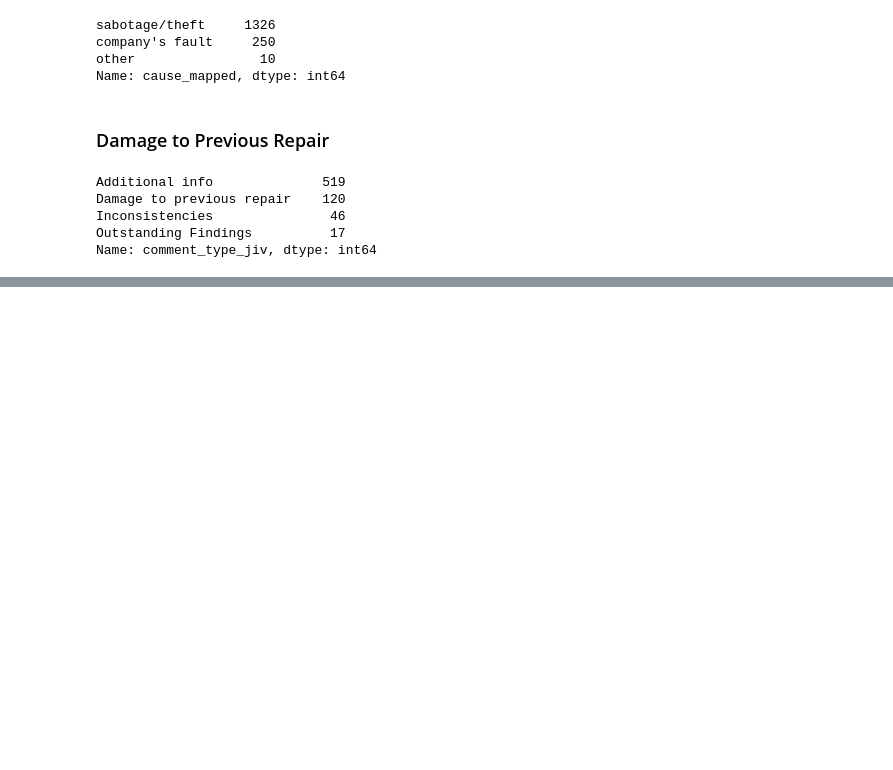
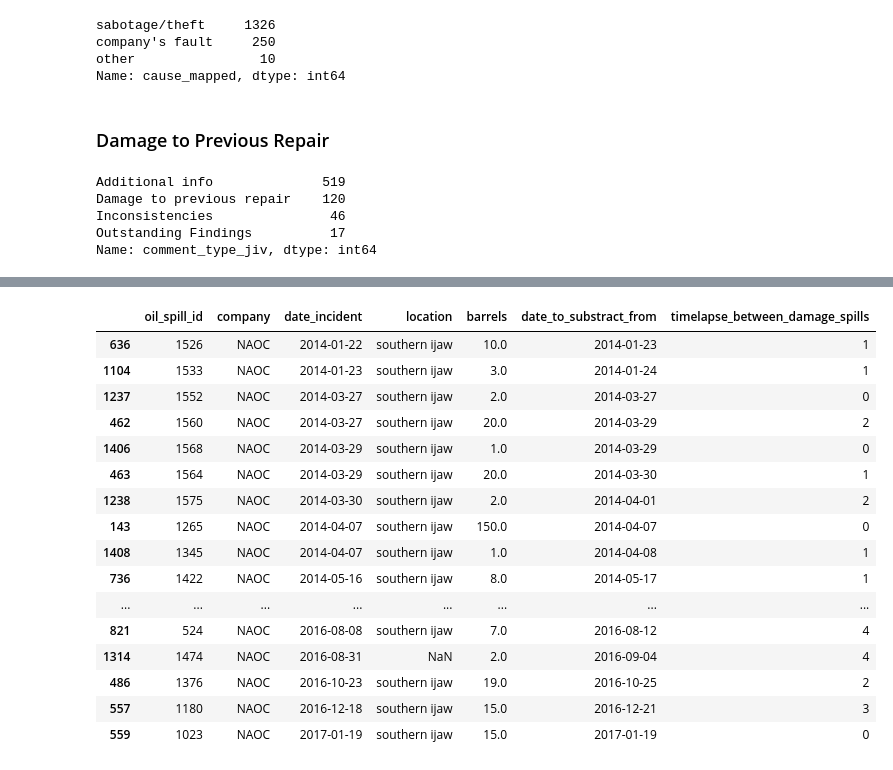
Before and after one commit to estambolieva/oil-spills, a Jupyter notebook: 2. Data Analysis.ipynb, the cells around one changed output, grey strips where cells are left out. Cells and saved outputs as stored; diff of their text form; code cells hidden in the pictures; blank space fills up the shorter version.

```diff
--- a/2. Data Analysis.ipynb
+++ b/2. Data Analysis.ipynb
@@ -66,7 +66,7 @@ df[["company", "year", "oil_spill_id"]].groupby(["company", "year"]).count()
 # %%
 # write to excel
 stats_file = './data/Statistics.xlsx'
-writer = ExcelWriter(stats_file)
+writer = pd.ExcelWriter(stats_file)
 df[["company", "year", "oil_spill_id"]].groupby(["company", "year"]).count().to_excel(writer,'No._Spills_Per_year_per_Company')
 writer.close()
 # %%
@@ -646,0 +737,22 @@ update_excel(damage_df, "Damage to Previous Repair")
+# %%
+update_excel(damage_date, "Time Lapse in Days between Damage in Prev Repair - Eni")
+# %%
+damage_date[damage_date.timelapse_between_damage_spills < 5]
+# %% [output]
+|  | oil_spill_id | company | date_incident | location | barrels | date_to_substract_from | timelapse_between_damage_spills |
+| 636 | 1526 | NAOC | 2014-01-22 | southern ijaw | 10.0 | 2014-01-23 | 1 |
+| 1104 | 1533 | NAOC | 2014-01-23 | southern ijaw | 3.0 | 2014-01-24 | 1 |
+| 1237 | 1552 | NAOC | 2014-03-27 | southern ijaw | 2.0 | 2014-03-27 | 0 |
+| 462 | 1560 | NAOC | 2014-03-27 | southern ijaw | 20.0 | 2014-03-29 | 2 |
+| 1406 | 1568 | NAOC | 2014-03-29 | southern ijaw | 1.0 | 2014-03-29 | 0 |
+| 463 | 1564 | NAOC | 2014-03-29 | southern ijaw | 20.0 | 2014-03-30 | 1 |
+| 1238 | 1575 | NAOC | 2014-03-30 | southern ijaw | 2.0 | 2014-04-01 | 2 |
+| 143 | 1265 | NAOC | 2014-04-07 | southern ijaw | 150.0 | 2014-04-07 | 0 |
+| 1408 | 1345 | NAOC | 2014-04-07 | southern ijaw | 1.0 | 2014-04-08 | 1 |
+| 736 | 1422 | NAOC | 2014-05-16 | southern ijaw | 8.0 | 2014-05-17 | 1 |
+| ... | ... | ... | ... | ... | ... | ... | ... |
+| 821 | 524 | NAOC | 2016-08-08 | southern ijaw | 7.0 | 2016-08-12 | 4 |
+| 1314 | 1474 | NAOC | 2016-08-31 | NaN | 2.0 | 2016-09-04 | 4 |
+| 486 | 1376 | NAOC | 2016-10-23 | southern ijaw | 19.0 | 2016-10-25 | 2 |
+| 557 | 1180 | NAOC | 2016-12-18 | southern ijaw | 15.0 | 2016-12-21 | 3 |
+| 559 | 1023 | NAOC | 2017-01-19 | southern ijaw | 15.0 | 2017-01-19 | 0 |
```
Also changed, not shown: parts of 19 cells of this notebook.
